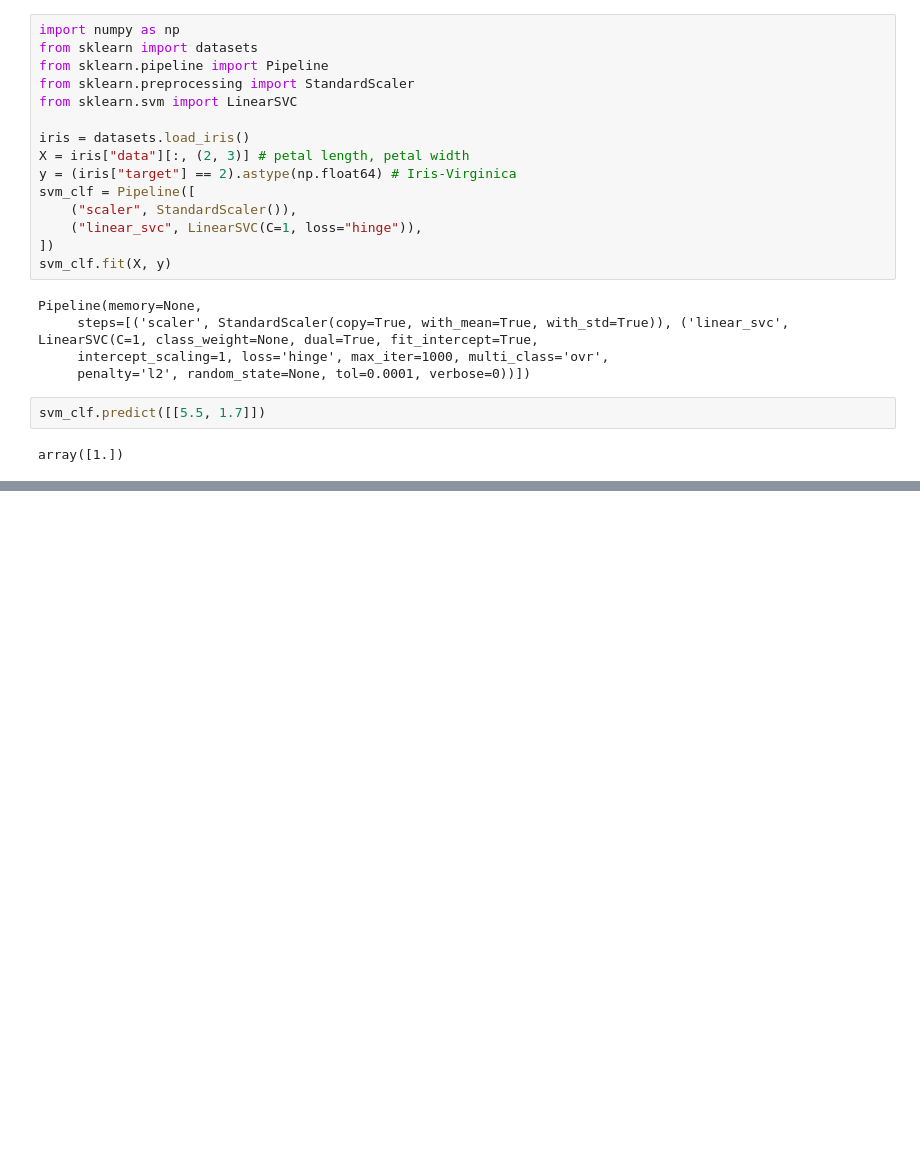
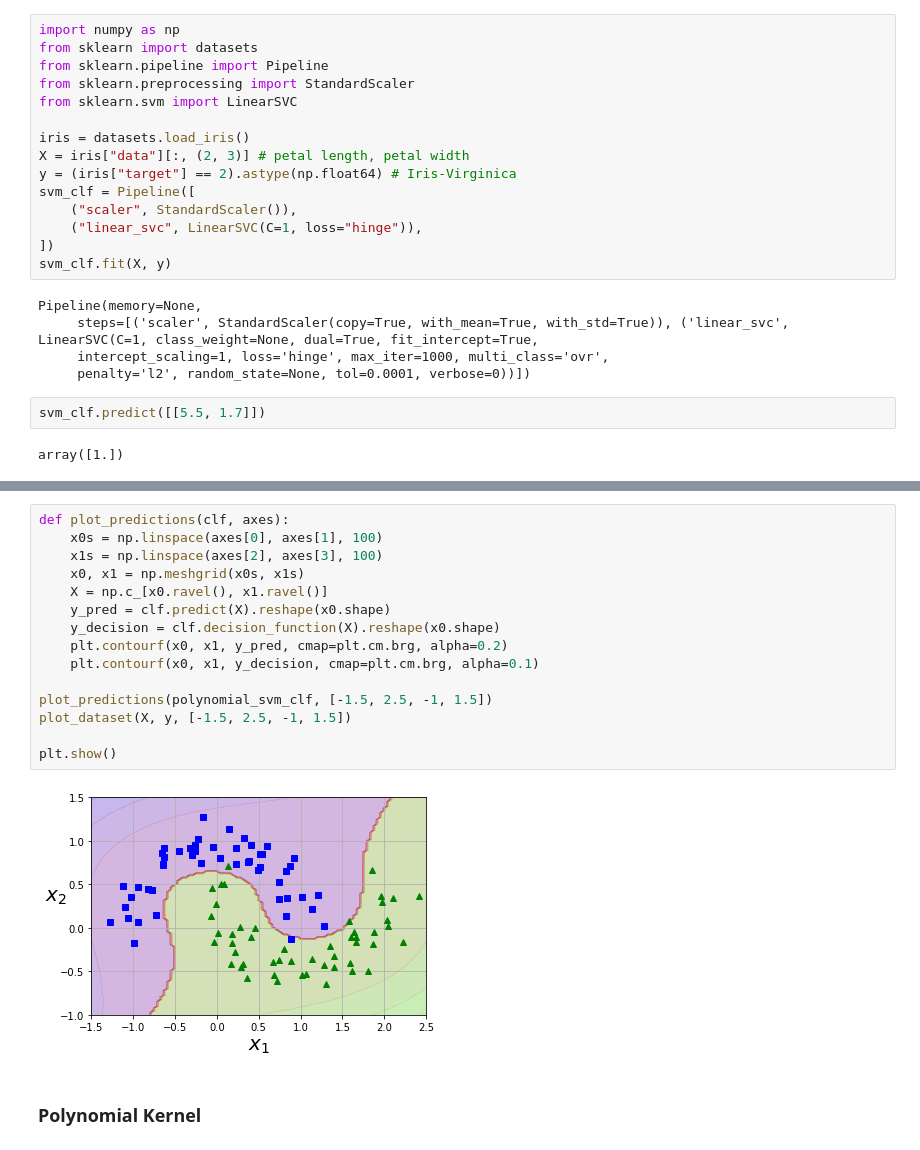
Before and after one commit to rodferro/hands-on-ml, a Jupyter notebook: 05_support_vector_machines.ipynb, the cells around one changed output, grey strips where cells are left out. Saved outputs shown, nothing was run; the diff lists cells and outputs as text; blank space fills up the shorter version.

```diff
--- a/05_support_vector_machines.ipynb
+++ b/05_support_vector_machines.ipynb
@@ -44,0 +79,19 @@ array([1.])
+# %%
+def plot_predictions(clf, axes):
+    x0s = np.linspace(axes[0], axes[1], 100)
+    x1s = np.linspace(axes[2], axes[3], 100)
+    x0, x1 = np.meshgrid(x0s, x1s)
+    X = np.c_[x0.ravel(), x1.ravel()]
+    y_pred = clf.predict(X).reshape(x0.shape)
+    y_decision = clf.decision_function(X).reshape(x0.shape)
+    plt.contourf(x0, x1, y_pred, cmap=plt.cm.brg, alpha=0.2)
+    plt.contourf(x0, x1, y_decision, cmap=plt.cm.brg, alpha=0.1)
+
+plot_predictions(polynomial_svm_clf, [-1.5, 2.5, -1, 1.5])
+plot_dataset(X, y, [-1.5, 2.5, -1, 1.5])
+
+plt.show()
+# %% [output]
+[figure, added]
+# %% [markdown]
+### Polynomial Kernel
```
Also changed, not shown: parts of 9 cells of this notebook.
